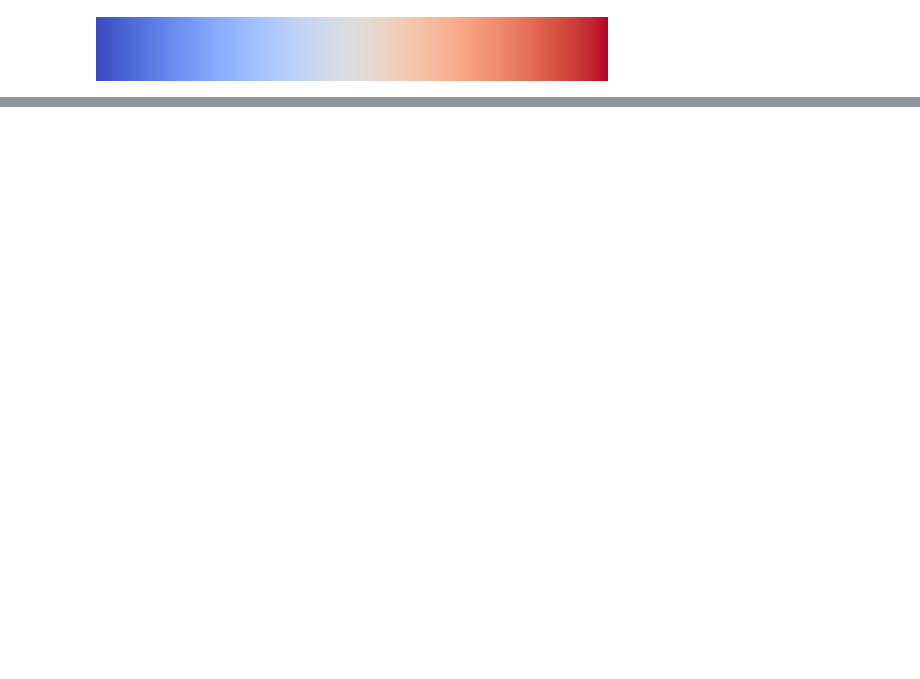
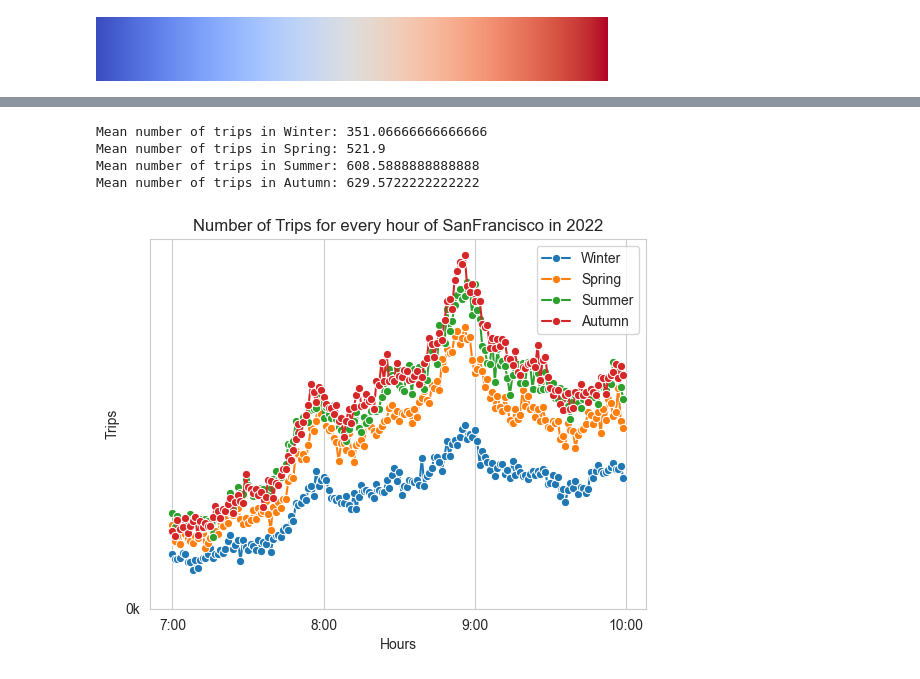
Before and after one commit to GaiaPizzuti/Bike-Inequality, a Jupyter notebook: src/notebook/trips_analysis.ipynb, the cells around one changed output, grey strips where cells are left out. Drawn from its saved outputs; the diff is of its cells as text; code cells hidden in the pictures; blank space fills up the shorter version.

```diff
--- a/src/notebook/trips_analysis.ipynb
+++ b/src/notebook/trips_analysis.ipynb
@@ -220,3 +311,11 @@ Mean number of trips in Autumn: 30548.083333333332
+# %%
+plot_morning_hours(morning_results, city, year)
+# %% [output]
+Mean number of trips in Winter: 351.06666666666666
+Mean number of trips in Spring: 521.9
+Mean number of trips in Summer: 608.5888888888888
+Mean number of trips in Autumn: 629.5722222222222
+[figure, added]
 # %%
 compare_trip_for_month(city_path, city)
 # %% [output]
```
Also changed, not shown: parts of 5 cells of this notebook.
